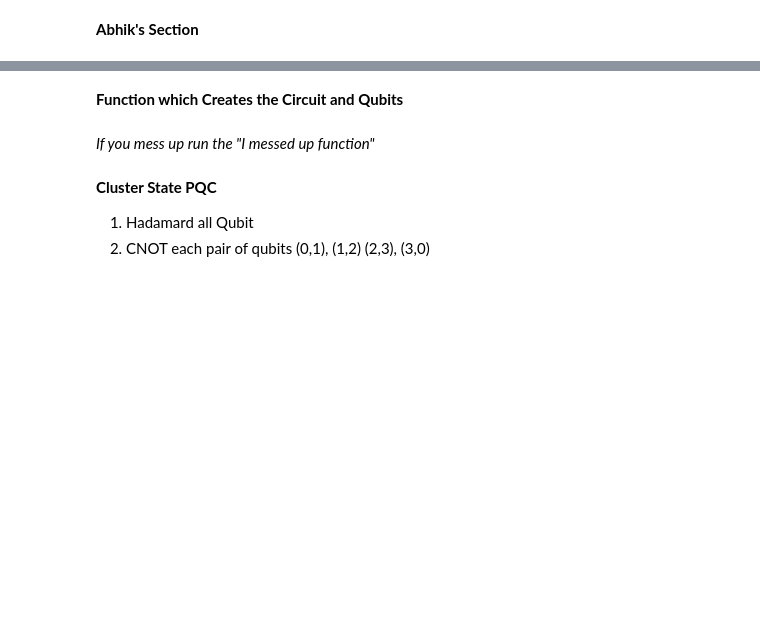
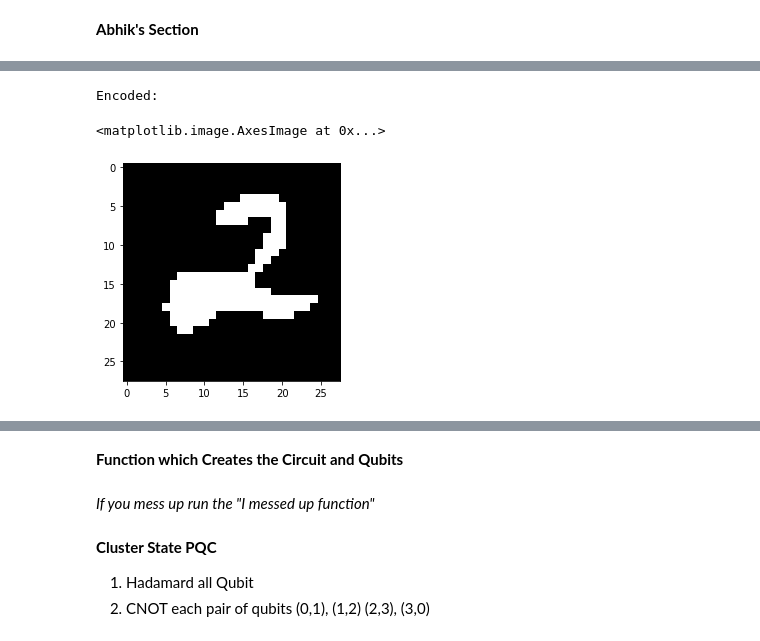
Before and after one commit to dssikdar/asdrp_QCNN, a Jupyter notebook: TFQ_QCNN.ipynb, the cells around one changed output, grey strips where cells are left out. Cells and saved outputs as stored; diff of their text form; code cells hidden in the pictures; blank space fills up the shorter version.

```diff
--- a/TFQ_QCNN.ipynb
+++ b/TFQ_QCNN.ipynb
@@ -51,0 +222,7 @@ from itertools import *
+# %%
+print('Encoded: ')
+plt.imshow(testEncodeList[0])
+# %% [output]
+Encoded:
+<matplotlib.image.AxesImage at 0x...>
+[figure, added]
```
Also changed, not shown: parts of 30 cells of this notebook.
